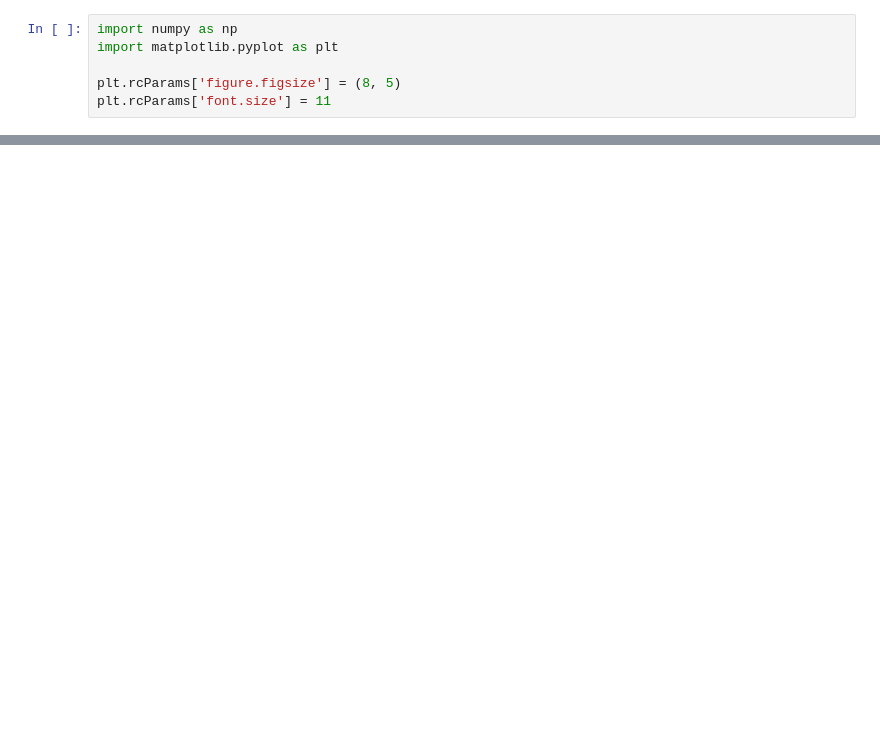
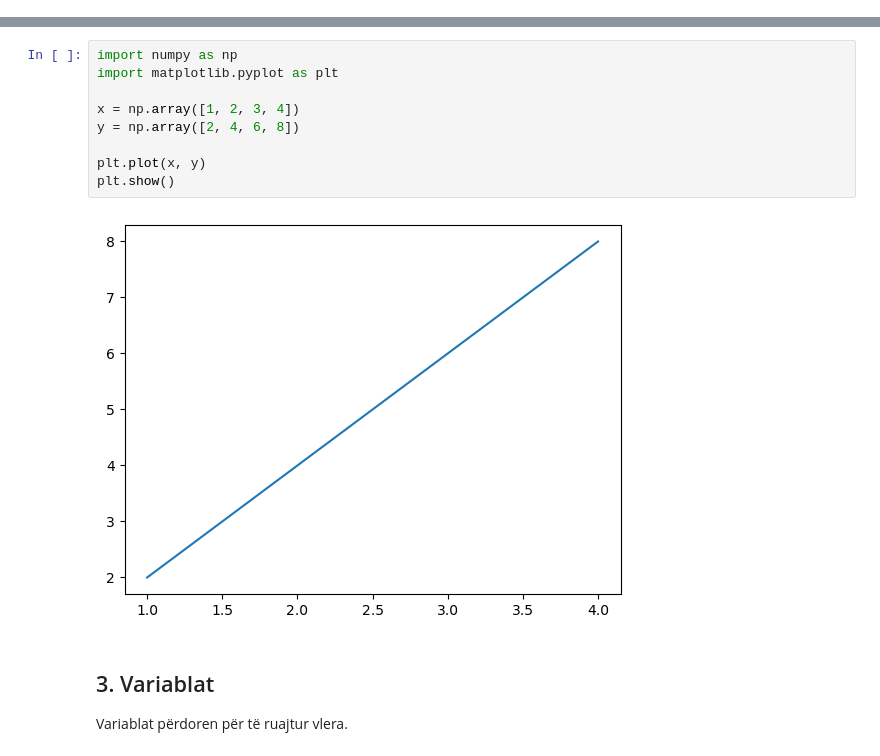
Before and after one commit to emanuelzela56/Hyrje_Laborator, a Jupyter notebook: LAB05/Raport.ipynb, the cells around one changed output, grey strips where cells are left out. Cells and saved outputs as stored; diff of their text form; blank space fills up the shorter version.

```diff
--- a/LAB05/Raport.ipynb
+++ b/LAB05/Raport.ipynb
@@ -23,6 +0,0 @@ $$x = x_{mat} \pm \Delta x$$
-# %%
-import numpy as np
-import matplotlib.pyplot as plt
-
-plt.rcParams['figure.figsize'] = (8, 5)
-plt.rcParams['font.size'] = 11
@@ -249,0 +43,15 @@ $$x = (\text{vlera} \pm \text{pasiguria})\, \text{njësi}$$
+# %%
+import numpy as np
+import matplotlib.pyplot as plt
+
+x = np.array([1, 2, 3, 4])
+y = np.array([2, 4, 6, 8])
+
+plt.plot(x, y)
+plt.show()
+# %% [output]
+[figure, added]
+# %% [markdown]
+## 3. Variablat
+
+Variablat përdoren për të ruajtur vlera.
```
Also changed, not shown: parts of 47 cells of this notebook, 4 other files.
